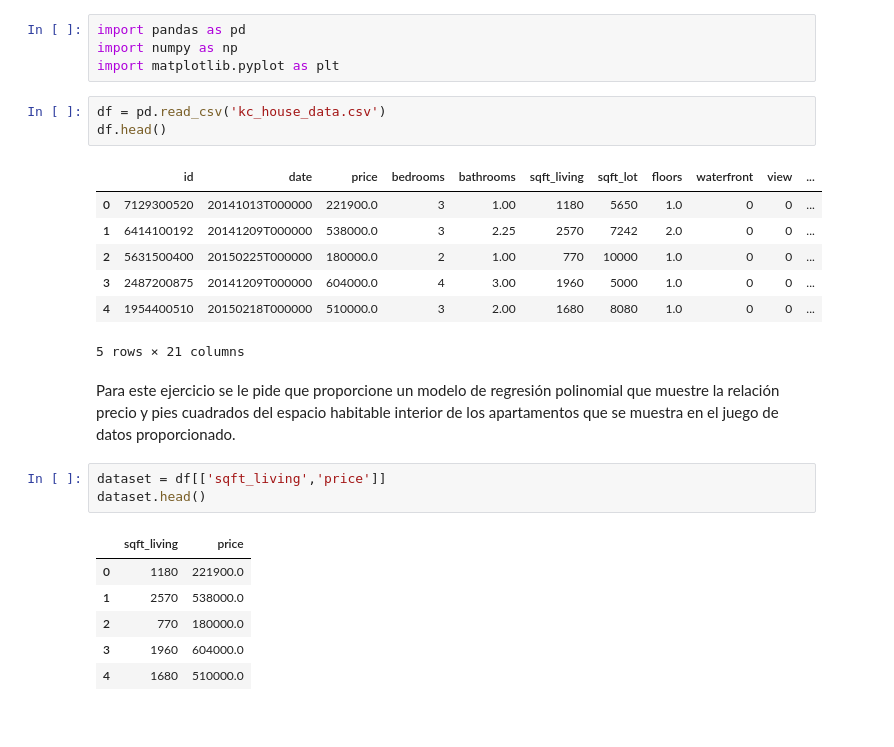
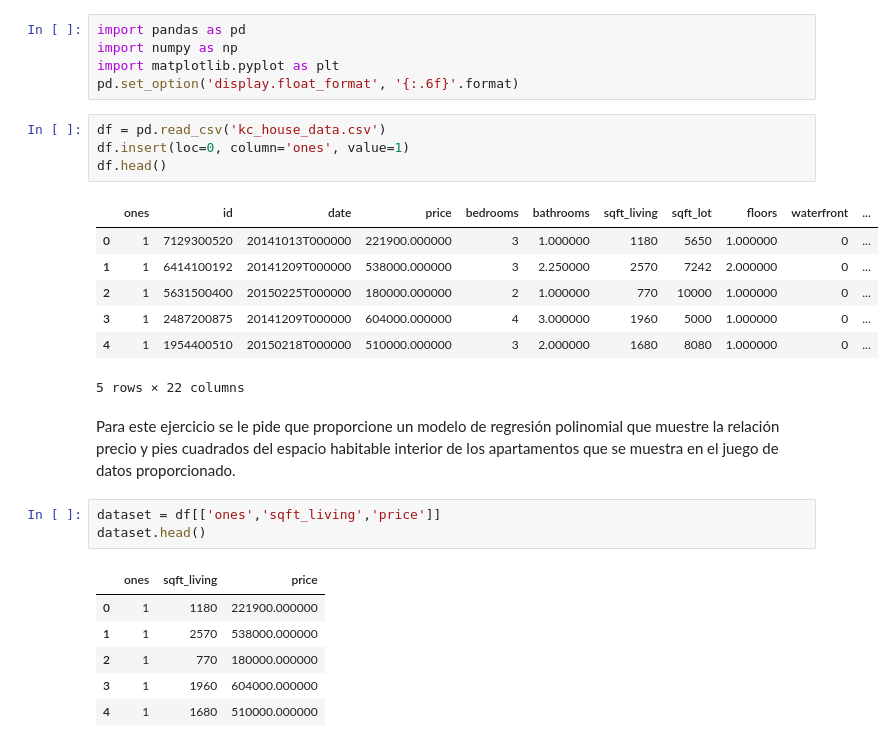
Before and after one commit to hwalter734/LAB4-EOML, a Jupyter notebook: lab4-Walter-20180006.ipynb, the cells around one changed output. Drawn from its saved outputs; the diff is of its cells as text.

```diff
--- a/lab4-Walter-20180006.ipynb
+++ b/lab4-Walter-20180006.ipynb
@@ -2,31 +2,33 @@
 import pandas as pd
 import numpy as np
 import matplotlib.pyplot as plt
+pd.set_option('display.float_format', '{:.6f}'.format)
 # %%
 df = pd.read_csv('kc_house_data.csv')
+df.insert(loc=0, column='ones', value=1)
 df.head()
 # %% [output]
-|  | id | date | price | bedrooms | bathrooms | sqft_living | sqft_lot | floors | waterfront | view | ... |
-| 0 | 7129300520 | 20141013T000000 | 221900.0 | 3 | 1.00 | 1180 | 5650 | 1.0 | 0 | 0 | ... |
-| 1 | 6414100192 | 20141209T000000 | 538000.0 | 3 | 2.25 | 2570 | 7242 | 2.0 | 0 | 0 | ... |
-| 2 | 5631500400 | 20150225T000000 | 180000.0 | 2 | 1.00 | 770 | 10000 | 1.0 | 0 | 0 | ... |
-| 3 | 2487200875 | 20141209T000000 | 604000.0 | 4 | 3.00 | 1960 | 5000 | 1.0 | 0 | 0 | ... |
-| 4 | 1954400510 | 20150218T000000 | 510000.0 | 3 | 2.00 | 1680 | 8080 | 1.0 | 0 | 0 | ... |
+|  | ones | id | date | price | bedrooms | bathrooms | sqft_living | sqft_lot | floors | waterfront | ... |
+| 0 | 1 | 7129300520 | 20141013T000000 | 221900.000000 | 3 | 1.000000 | 1180 | 5650 | 1.000000 | 0 | ... |
+| 1 | 1 | 6414100192 | 20141209T000000 | 538000.000000 | 3 | 2.250000 | 2570 | 7242 | 2.000000 | 0 | ... |
+| 2 | 1 | 5631500400 | 20150225T000000 | 180000.000000 | 2 | 1.000000 | 770 | 10000 | 1.000000 | 0 | ... |
+| 3 | 1 | 2487200875 | 20141209T000000 | 604000.000000 | 4 | 3.000000 | 1960 | 5000 | 1.000000 | 0 | ... |
+| 4 | 1 | 1954400510 | 20150218T000000 | 510000.000000 | 3 | 2.000000 | 1680 | 8080 | 1.000000 | 0 | ... |
-5 rows × 21 columns
+5 rows × 22 columns
 # %% [markdown]
 Para este ejercicio se le pide que proporcione un modelo de regresión polinomial que muestre la relación
 precio y pies cuadrados del espacio habitable interior de los apartamentos que se muestra en el juego de
 datos proporcionado.
 # %%
-dataset = df[['sqft_living','price']]
+dataset = df[['ones','sqft_living','price']]
 dataset.head()
 # %% [output]
-|  | sqft_living | price |
-| 0 | 1180 | 221900.0 |
-| 1 | 2570 | 538000.0 |
-| 2 | 770 | 180000.0 |
-| 3 | 1960 | 604000.0 |
-| 4 | 1680 | 510000.0 |
+|  | ones | sqft_living | price |
+| 0 | 1 | 1180 | 221900.000000 |
+| 1 | 1 | 2570 | 538000.000000 |
+| 2 | 1 | 770 | 180000.000000 |
+| 3 | 1 | 1960 | 604000.000000 |
+| 4 | 1 | 1680 | 510000.000000 |
 # %%
 newdf = dataset.sample(frac=1)
 newdf
```
Also changed, not shown: parts of 25 cells of this notebook.
